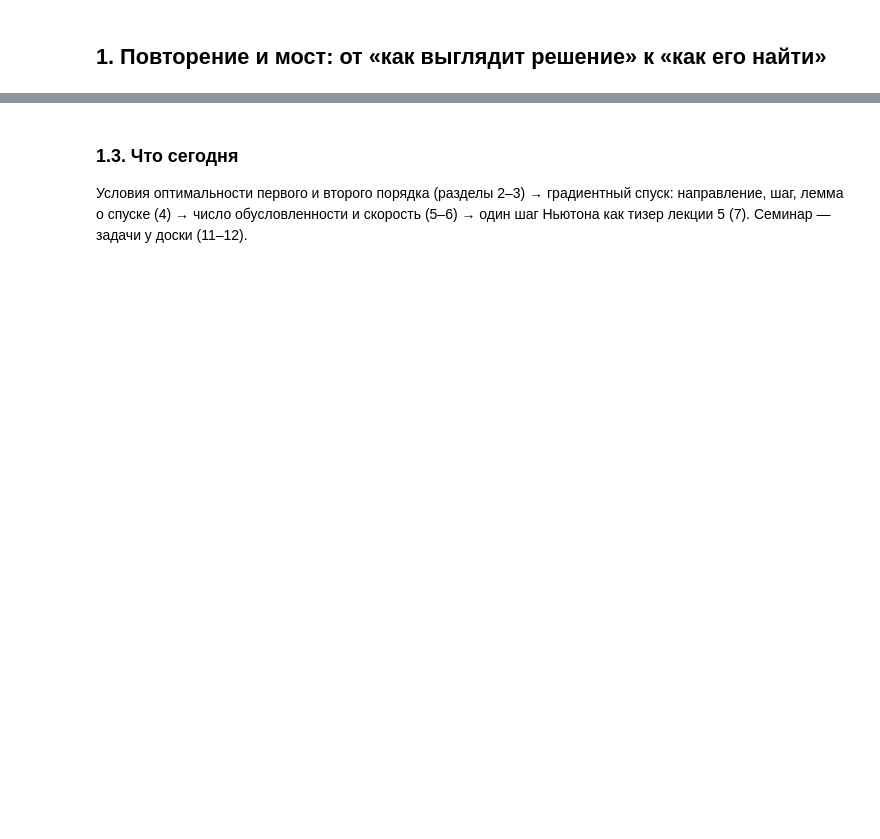
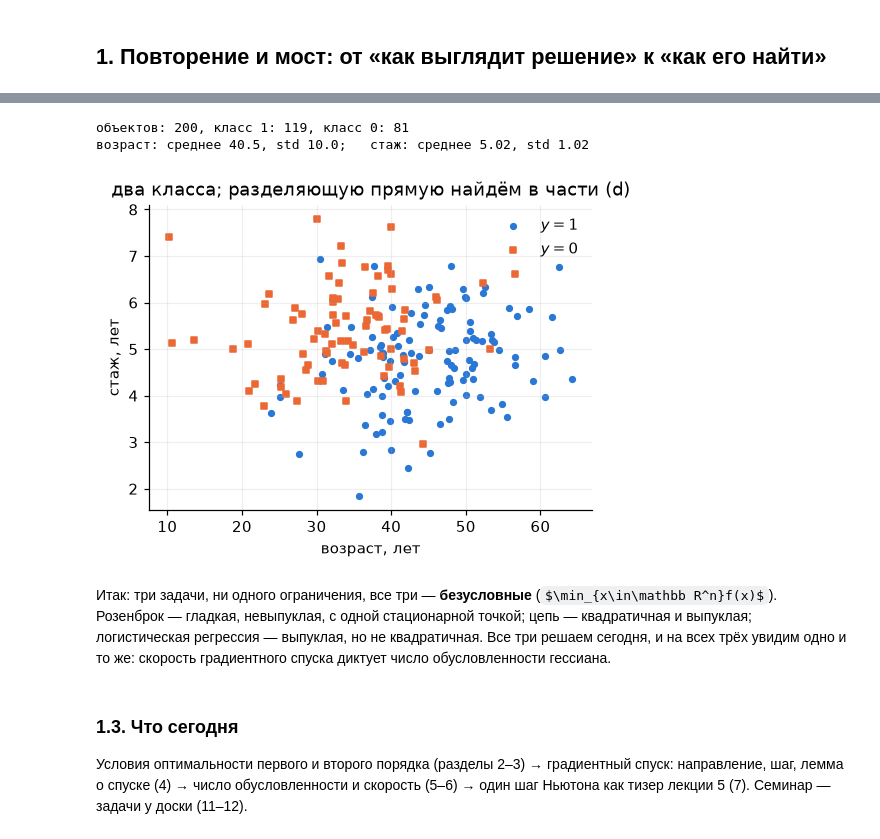
Before and after one commit to IlyaChichkanov/Numerical-Optimization, a Jupyter notebook: lectures/lecture04/lecture04.ipynb, the cells around one changed output, grey strips where cells are left out. Cells and saved outputs as stored; diff of their text form; code cells hidden in the pictures; some formulas as TeX source; blank space fills up the shorter version.

```diff
--- a/lectures/lecture04/lecture04.ipynb
+++ b/lectures/lecture04/lecture04.ipynb
@@ -41,3 +163,26 @@
+# %%
+rng = np.random.default_rng(4)          # заново, чтобы ячейку можно было перезапускать: данные должны быть теми же
+n = 200
+z1, z2 = rng.normal(0, 1, n), rng.normal(0, 1, n)
+p_true = 1 / (1 + np.exp(-(1.5 * z1 - 1.0 * z2 + 0.3)))
+y_cls = (rng.uniform(size=n) < p_true).astype(float)
+age, exper = 40 + 10 * z1, 5 + z2
+X = np.c_[np.ones(n), age, exper]
+
+print(f"объектов: {n}, класс 1: {int(y_cls.sum())}, класс 0: {int(n - y_cls.sum())}")
+print(f"возраст: среднее {age.mean():.1f}, std {age.std():.1f};   стаж: среднее {exper.mean():.2f}, std {exper.std():.2f}")
+
+plt.figure(figsize=(5.2, 3.6))
+plt.scatter(age[y_cls == 1], exper[y_cls == 1], s=14, color=BLUE, label="$y=1$")
+plt.scatter(age[y_cls == 0], exper[y_cls == 0], s=14, color=ORANGE, marker="s", label="$y=0$")
+plt.xlabel("возраст, лет"); plt.ylabel("стаж, лет"); plt.legend(); plt.title("два класса; разделяющую прямую найдём в части (d)")
+plt.show()
+# %% [output]
+объектов: 200, класс 1: 119, класс 0: 81
+возраст: среднее 40.5, std 10.0;   стаж: среднее 5.02, std 1.02
+[figure, added]
+# %% [markdown]
+Итак: три задачи, ни одного ограничения, все три — **безусловные** ($\min_{x\in\mathbb R^n}f(x)$). Розенброк — гладкая, невыпуклая, с одной стационарной точкой; цепь — квадратичная и выпуклая; логистическая регрессия — выпуклая, но не квадратичная. Все три решаем сегодня, и на всех трёх увидим одно и то же: скорость градиентного спуска диктует число обусловленности гессиана.
 # %% [markdown]
 ### 1.3. Что сегодня
 
```
Also changed, not shown: parts of 50 cells of this notebook, 7 other files.
